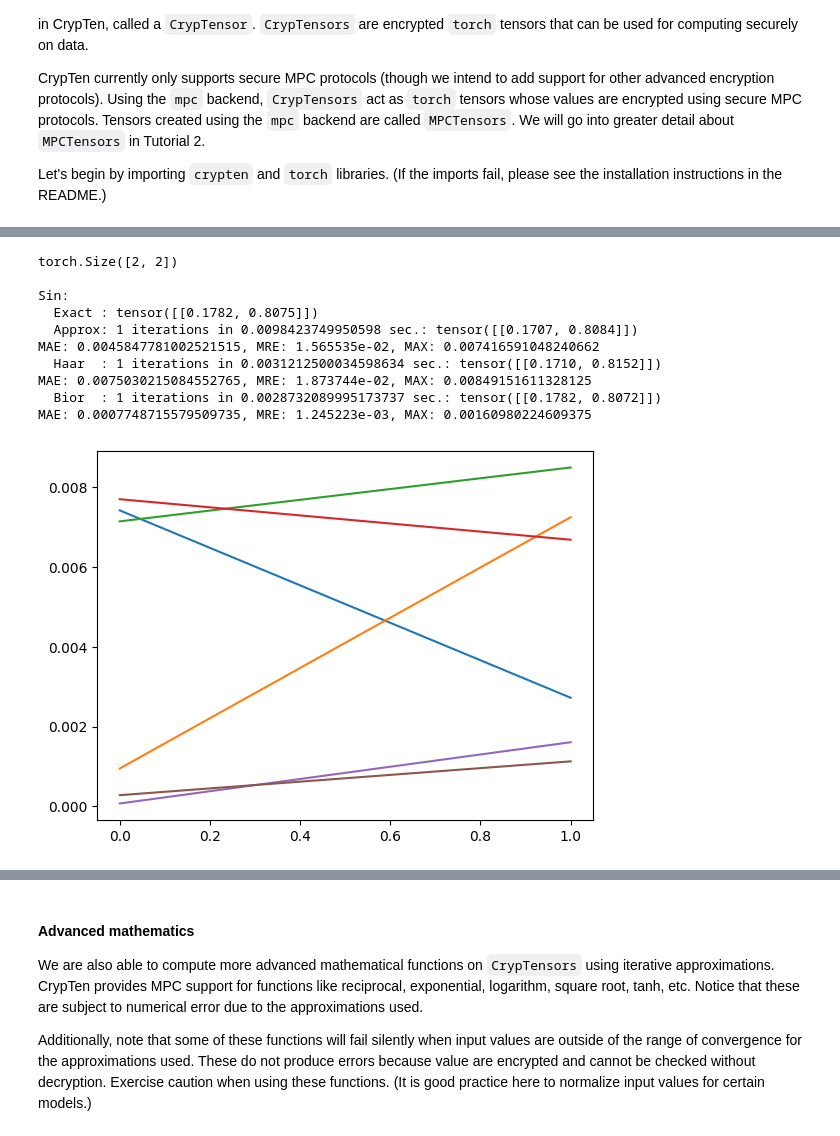
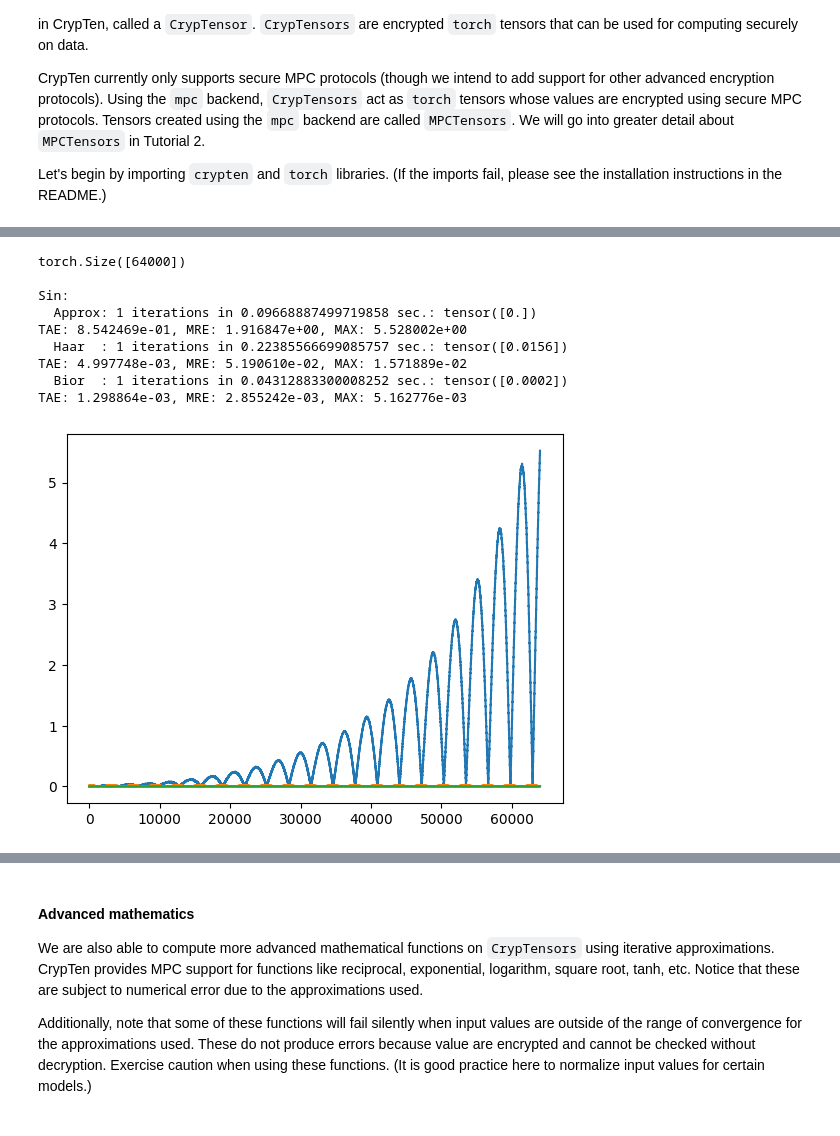
Before and after one commit to jimouris/curl, a Jupyter notebook: tutorials/Tutorial_0_Function_Approximations.ipynb, the cells around one changed output, grey strips where cells are left out. Cells and saved outputs as stored; diff of their text form; code cells hidden in the pictures.

```diff
--- a/tutorials/Tutorial_0_Function_Approximations.ipynb
+++ b/tutorials/Tutorial_0_Function_Approximations.ipynb
@@ -138,8 +128,8 @@ MAE: 192.5103302001953, MRE: 1.929681e+05, MAX: 2697.281982421875
 [figure]
 # %%
 # x = torch.tensor([0.00005, 0.0001, 0.005, 0.01, 0.05, 0.1, 0.5, 1]) # , 5, 10, 50, 100 , 500, 1000, 5000, 10000, 50000])
-x = torch.arange(1.0, 64, 0.01)
-x = x.reshape((63, 100))
+x = torch.arange(1.0, 64, 0.001)
+# x = x.reshape((63, 100))
 x_enc = crypten.cryptensor(x)
 
 print("\nReciprocal:")
@@ -186,5 +176,5 @@ MAE: 3.882775126839988e-05, MRE: 3.029460e-04, MAX: 0.011260986328125
 # %%
-x = torch.arange(0.01, 8, 0.01)
+x = torch.arange(0.001, 64, 0.001)
 x_enc = crypten.cryptensor(x)
 
 print("\nLogarithm (LUT faster):")
@@ -220,5 +210,5 @@ MAE: 0.014203403145074844, MRE: 4.897830e-03, MAX: 2.84255313873291
 # %%
-x = torch.arange(0.1, 8, 0.01)
+x = torch.arange(0.0, 16, 0.001)
 print(x.size())
 x_enc = crypten.cryptensor(x)
 
@@ -259,5 +249,5 @@ MAE: 0.0011662871111184359, MRE: 2.824123e-03, MAX: 0.06840977072715759
 # %%
-x = torch.arange(0.1, 64, 0.01)
+x = torch.arange(0.001, 64, 0.001)
 print(x.size())
 x_enc = crypten.cryptensor(x)
 
@@ -298,41 +288,40 @@ MAE: 0.3214499056339264, MRE: 4.258255e-01, MAX: 135.8702850341797
 # %%
-# x = torch.arange(-10, 10, 0.01)
-x = torch.rand((2, 2))
+x = torch.arange(0, 64, 0.001)
+# x = torch.rand((2, 2))
 print(x.size())
 x_enc = crypten.cryptensor(x)
 
 print("\nSin:")
-print("  Exact :", x.sin()[:print_terms])
+# print("  Exact :", x.sin()[:print_terms])
 with cfg.temp_override({"functions.trigonometry_method": 'NR'}):
     start1 = timeit.default_timer()
     for _ in range(num_iters):
         z_enc = x_enc.sin()  # Private
     print("  Approx:", num_iters, "iterations in",  timeit.default_timer() - start1, "sec.:", z_enc.get_plain_text()[:print_terms])
     print_diff(x.sin(), z_enc)
 with cfg.temp_override({"functions.trigonometry_method": 'haar'}):
     start1 = timeit.default_timer()
     for _ in range(num_iters):
         z_enc = x_enc.sin()  # Private
     print("  Haar  :", num_iters, "iterations in",  timeit.default_timer() - start1, "sec.:", z_enc.get_plain_text()[:print_terms])
     print_diff(x.sin(), z_enc)
 with cfg.temp_override({"functions.trigonometry_method": 'bior'}):
     start1 = timeit.default_timer()
     for _ in range(num_iters):
         z_enc = x_enc.sin()  # Private
     print("  Bior  :", num_iters, "iterations in",  timeit.default_timer() - start1, "sec.:", z_enc.get_plain_text()[:print_terms])
     print_diff(x.sin(), z_enc)
 # %% [output]
-torch.Size([2, 2])
+torch.Size([64000])
 
 Sin:
-  Exact : tensor([[0.1782, 0.8075]])
-  Approx: 1 iterations in 0.0098423749950598 sec.: tensor([[0.1707, 0.8084]])
-MAE: 0.0045847781002521515, MRE: 1.565535e-02, MAX: 0.007416591048240662
-  Haar  : 1 iterations in 0.0031212500034598634 sec.: tensor([[0.1710, 0.8152]])
-MAE: 0.0075030215084552765, MRE: 1.873744e-02, MAX: 0.00849151611328125
-  Bior  : 1 iterations in 0.0028732089995173737 sec.: tensor([[0.1782, 0.8072]])
-MAE: 0.0007748715579509735, MRE: 1.245223e-03, MAX: 0.00160980224609375
+  Approx: 1 iterations in 0.09668887499719858 sec.: tensor([0.])
+TAE: 8.542469e-01, MRE: 1.916847e+00, MAX: 5.528002e+00
+  Haar  : 1 iterations in 0.22385566699085757 sec.: tensor([0.0156])
+TAE: 4.997748e-03, MRE: 5.190610e-02, MAX: 1.571889e-02
+  Bior  : 1 iterations in 0.04312883300008252 sec.: tensor([0.0002])
+TAE: 1.298864e-03, MRE: 2.855242e-03, MAX: 5.162776e-03
-[figure, old version]
+[figure, new version]
 # %%
 print("\nCos:")
 print("  Exact :", x.cos()[:print_terms])
```
Also changed, not shown: parts of 17 cells of this notebook, 3 other files.
